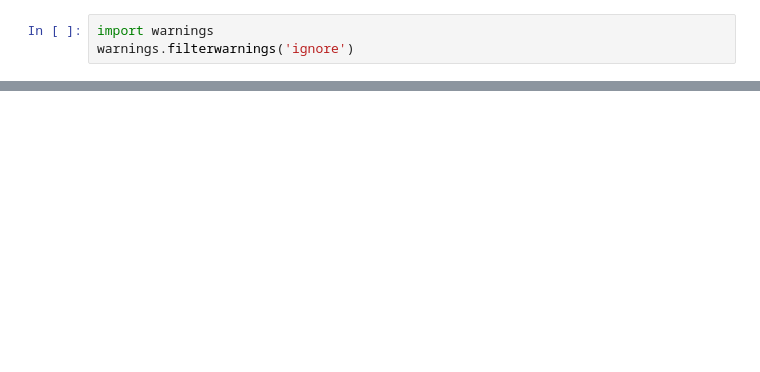
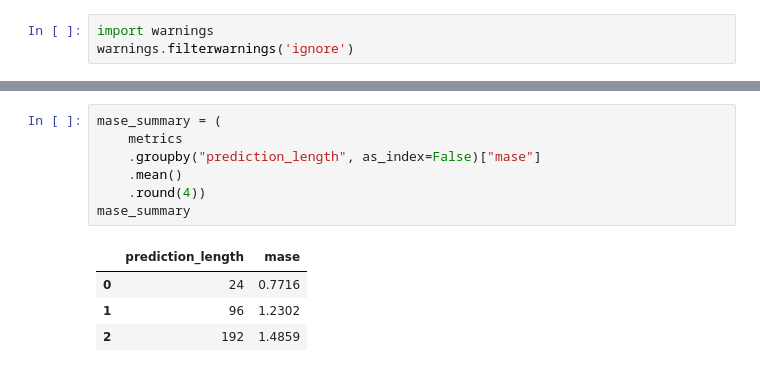
Before and after one commit to ndrhmdk/adaptive-selection-tsfm-meta-learning, a Jupyter notebook: notebooks/ETTh1/timesfm.ipynb, the cells around one changed output, grey strips where cells are left out. Cells and saved outputs as stored; diff of their text form; blank space fills up the shorter version.

```diff
--- a/notebooks/ETTh1/timesfm.ipynb
+++ b/notebooks/ETTh1/timesfm.ipynb
@@ -168,0 +80,12 @@ plt.show()
+# %%
+mase_summary = (
+    metrics
+    .groupby("prediction_length", as_index=False)["mase"]
+    .mean()
+    .round(4))
+mase_summary
+# %% [output]
+|  | prediction_length | mase |
+| 0 | 24 | 0.7716 |
+| 1 | 96 | 1.2302 |
+| 2 | 192 | 1.4859 |
```
Also changed, not shown: parts of 28 cells of this notebook, 48 other files.
